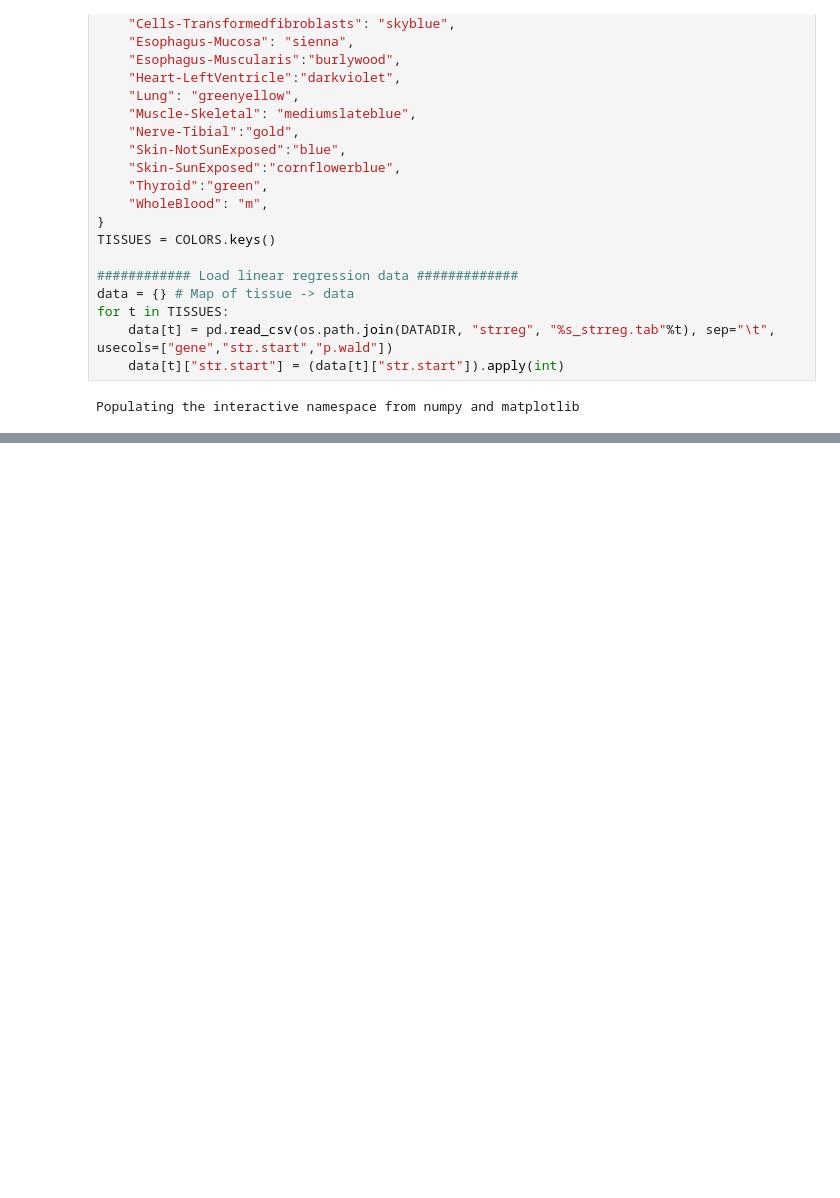
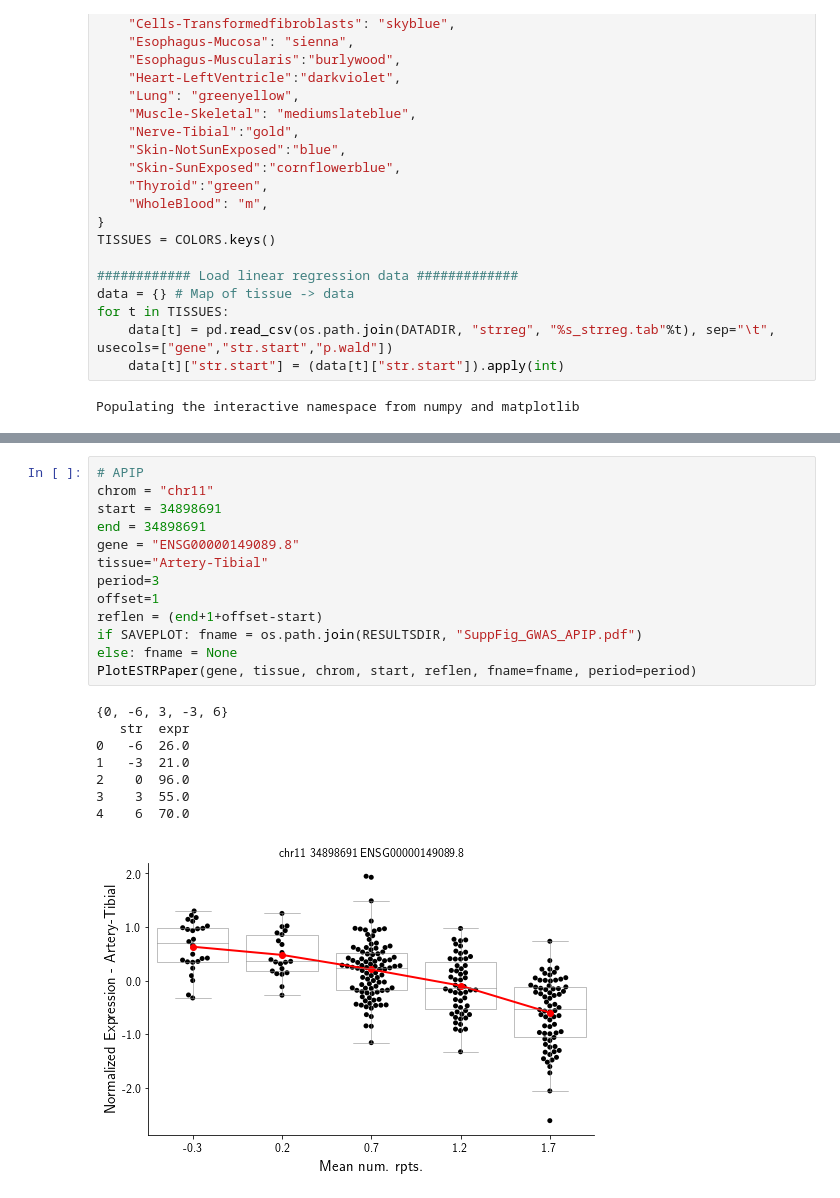
Before and after one commit to gymreklab/gtex-estrs-paper, a Jupyter notebook: figures/eSTR-GTEx-Revision-ExampleESTRs-v2.ipynb, the cells around one changed output, grey strips where cells are left out. Drawn from its saved outputs; the diff is of its cells as text; blank space fills up the shorter version.

```diff
--- a/figures/eSTR-GTEx-Revision-ExampleESTRs-v2.ipynb
+++ b/figures/eSTR-GTEx-Revision-ExampleESTRs-v2.ipynb
@@ -581 +809,23 @@ PlotESTRPaper(gene, tissue, chrom, start, reflen, fname=fname, period=period)
 [figure]
+# %%
+# APIP
+chrom = "chr11"
+start = 34898691
+end = 34898691
+gene = "ENSG00000149089.8"
+tissue="Artery-Tibial"
+period=3
+offset=1
+reflen = (end+1+offset-start)
+if SAVEPLOT: fname = os.path.join(RESULTSDIR, "SuppFig_GWAS_APIP.pdf")
+else: fname = None
+PlotESTRPaper(gene, tissue, chrom, start, reflen, fname=fname, period=period)
+# %% [output]
+{0, -6, 3, -3, 6}
+   str  expr
+0   -6  26.0
+1   -3  21.0
+2    0  96.0
+3    3  55.0
+4    6  70.0
+[figure, added]
```
Also changed, not shown: parts of 30 cells of this notebook, 3 other files.
